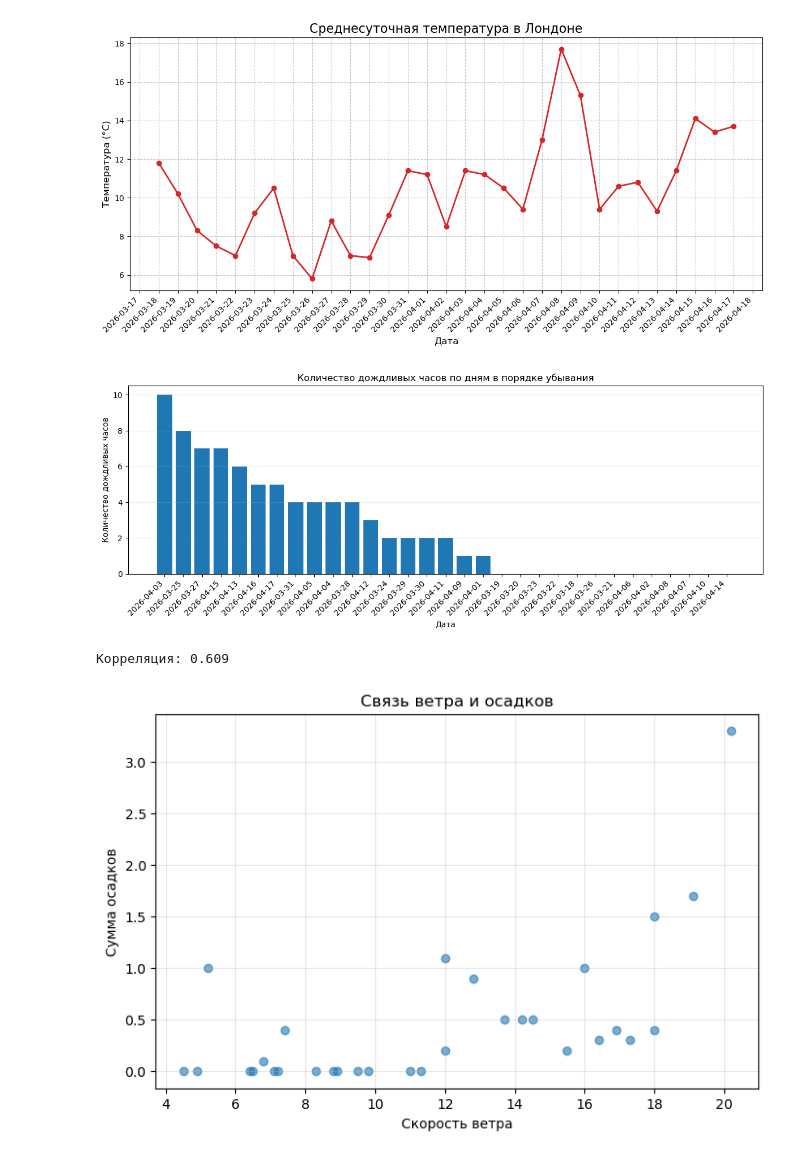
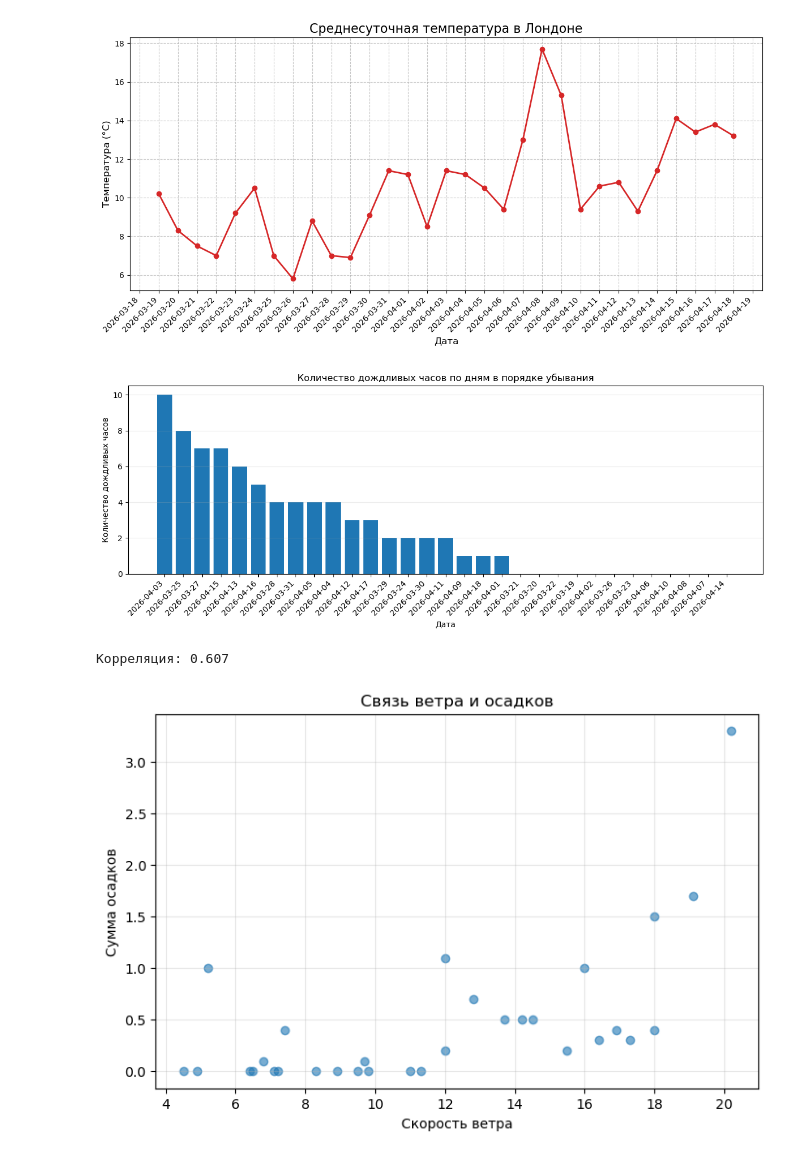
Before and after one commit to DenisGrig1/TP_project, a Jupyter notebook: notebooks/week7_viz.ipynb, the cells around one changed output. Saved outputs shown, nothing was run; the diff lists cells and outputs as text; code cells hidden in the pictures.

```diff
--- a/notebooks/week7_viz.ipynb
+++ b/notebooks/week7_viz.ipynb
@@ -1,35 +1,36 @@
 # %%
-from pathlib import Path
+import ipynbname
 import pandas as pd
 import matplotlib.pyplot as plt
 import matplotlib.dates as mdates
+from pathlib import Path
 from IPython.display import Markdown
 
-base_dir = Path("C:/Users/Denis/Desktop/PythonTests")
-filename = "mart_daily.csv"
+base_dir = ipynbname.path().parent.parent
+filename = "mart_daily_visualization.csv"
 mart_data = pd.read_csv(base_dir / "data" / "mart" / filename)
 mart_data["date"] = pd.to_datetime(mart_data["date"])
 mart_data = mart_data.sort_values("date")
 
 plt.figure(figsize=(12, 6))
-plt.plot(mart_data['date'], mart_data['temperature_2m'], marker='o', linestyle='-', color='tab:red', linewidth=2, markersize=6)
+plt.plot(mart_data['date'], mart_data['avg_temperature_2m'], marker='o', linestyle='-', color='tab:red', linewidth=2, markersize=6)
 
 plt.gca().xaxis.set_major_locator(mdates.DayLocator(interval=1))
 plt.gcf().autofmt_xdate(rotation=45)
 
 plt.title('Среднесуточная температура в Лондоне', fontsize=16)
 plt.xlabel('Дата', fontsize=12)
 plt.ylabel('Температура (°C)', fontsize=12)
 plt.grid(True, linestyle='--', alpha=0.7)
 
 timeseries_path = base_dir / "docs" / "figures" / f'timeseries_{filename}.png'
 timeseries_path.parent.mkdir(parents=True, exist_ok=True)
 
 plt.savefig(timeseries_path, dpi=150, bbox_inches='tight')
 plt.tight_layout()
 plt.show()
 # %% [output]
-[figure, old version]
+[figure, new version]
 # %%
 mart_sorted = mart_data.sort_values("rainy_hours", ascending=False)
 
@@ -48,23 +49,23 @@ plt.savefig(base_dir / "docs" / "figures" / f'ranking_{filename}.png', dpi=150,
 plt.tight_layout()
 plt.show()
 # %% [output]
-[figure, old version]
+[figure, new version]
 # %%
 plt.figure(figsize=(8, 5))
-plt.scatter(mart_data['wind_speed_10m'], mart_data['precipitation'], alpha=0.6)
+plt.scatter(mart_data['avg_wind_speed_10m'], mart_data['sum_precipitation'], alpha=0.6)
 plt.xlabel('Скорость ветра')
 plt.ylabel('Сумма осадков')
 plt.title('Связь ветра и осадков')
 plt.grid(True, alpha=0.3)
 
-correlation = mart_data['wind_speed_10m'].corr(mart_data['precipitation'])
+correlation = mart_data['avg_wind_speed_10m'].corr(mart_data['sum_precipitation'])
 print(f"Корреляция: {correlation:.3f}")
 
 plt.savefig(base_dir / "docs" / "figures" / f'distribution_{filename}.png', dpi=150, bbox_inches='tight')
 plt.show()
 # %% [output]
-Корреляция: 0.609
+Корреляция: 0.607
-[figure, old version]
+[figure, new version]
 # %%
 conclusion_text = f"""
 ### Вывод
```
Also changed, not shown: parts of 1 cell of this notebook.
